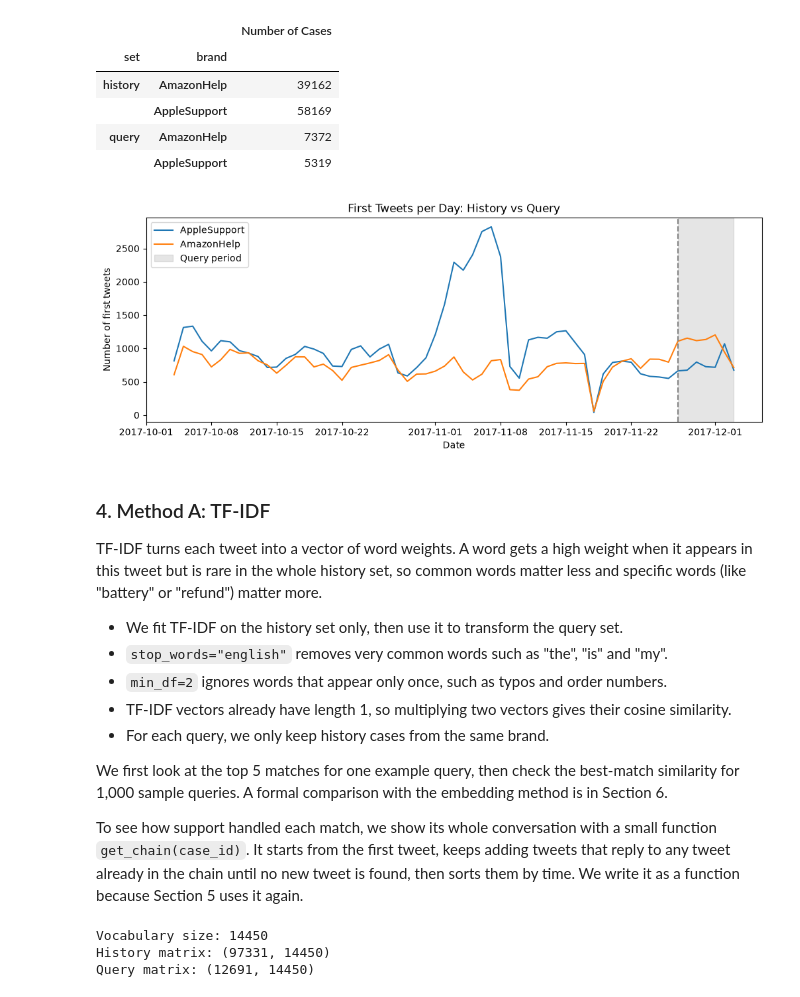
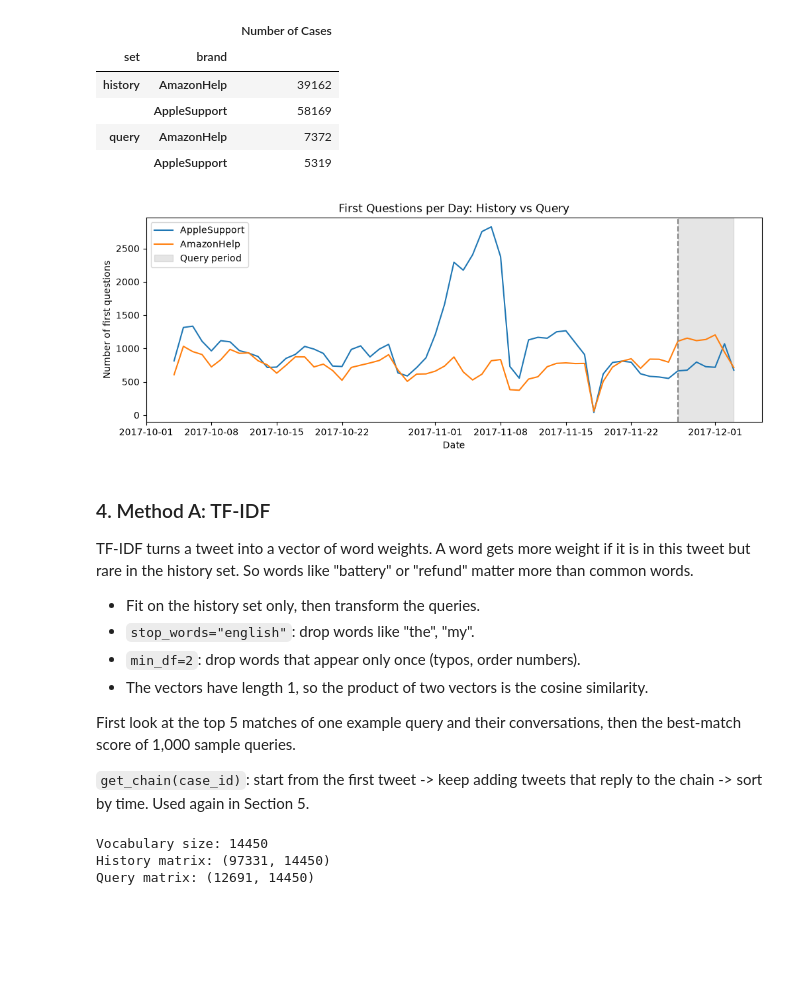
Before and after one commit to Shengyuan-Liu/CustomerSupportAnalysis, a Jupyter notebook: piplines/modelling.ipynb, the cells around one changed output. Saved outputs shown, nothing was run; the diff lists cells and outputs as text; code cells hidden in the pictures; blank space fills up the shorter version.

```diff
--- a/piplines/modelling.ipynb
+++ b/piplines/modelling.ipynb
@@ -121,34 +118,33 @@ pd.DataFrame({"Number of Cases": cases.groupby(["set", "brand"]).size()})
 | query | AmazonHelp | 7372 |
 |  | AppleSupport | 5319 |
 # %%
-# First tweets per day for each brand, with the query period shaded
+# First questions per day for each brand, with the query period shaded
 day_counts = cases.groupby([cases["created_at"].dt.date, "brand"]).size().unstack()
 plt.figure(figsize=(12, 4))
 plt.plot(day_counts.index, day_counts["AppleSupport"], label="AppleSupport")
 plt.plot(day_counts.index, day_counts["AmazonHelp"], label="AmazonHelp")
 plt.axvline(pd.Timestamp("2017-11-27"), color="gray", linestyle="--")
 plt.axvspan(pd.Timestamp("2017-11-27"), pd.Timestamp("2017-12-03"), color="gray", alpha=0.2, label="Query period")
 plt.xlabel("Date")
-plt.ylabel("Number of first tweets")
-plt.title("First Tweets per Day: History vs Query")
+plt.ylabel("Number of first questions")
+plt.title("First Questions per Day: History vs Query")
 plt.legend()
 plt.show()
 # %% [output]
-[figure, old version]
+[figure, new version]
 # %% [markdown]
 ### 4. Method A: TF-IDF
 
-TF-IDF turns each tweet into a vector of word weights. A word gets a high weight when it appears in this tweet but is rare in the whole history set, so common words matter less and specific words (like "battery" or "refund") matter more.
+TF-IDF turns a tweet into a vector of word weights. A word gets more weight if it is in this tweet but rare in the history set. So words like "battery" or "refund" matter more than common words.
 
-- We fit TF-IDF on the history set only, then use it to transform the query set.
-- `stop_words="english"` removes very common words such as "the", "is" and "my".
-- `min_df=2` ignores words that appear only once, such as typos and order numbers.
-- TF-IDF vectors already have length 1, so multiplying two vectors gives their cosine similarity.
-- For each query, we only keep history cases from the same brand.
+- Fit on the history set only, then transform the queries.
+- `stop_words="english"`: drop words like "the", "my".
+- `min_df=2`: drop words that appear only once (typos, order numbers).
+- The vectors have length 1, so the product of two vectors is the cosine similarity.
 
-We first look at the top 5 matches for one example query, then check the best-match similarity for 1,000 sample queries. A formal comparison with the embedding method is in Section 6.
+First look at the top 5 matches of one example query and their conversations, then the best-match score of 1,000 sample queries.
 
-To see how support handled each match, we show its whole conversation with a small function `get_chain(case_id)`. It starts from the first tweet, keeps adding tweets that reply to any tweet already in the chain until no new tweet is found, then sorts them by time. We write it as a function because Section 5 uses it again.
+`get_chain(case_id)`: start from the first tweet -> keep adding tweets that reply to the chain -> sort by time. Used again in Section 5.
 # %%
 from sklearn.feature_extraction.text import TfidfVectorizer
 
```
Also changed, not shown: parts of 19 cells of this notebook.
